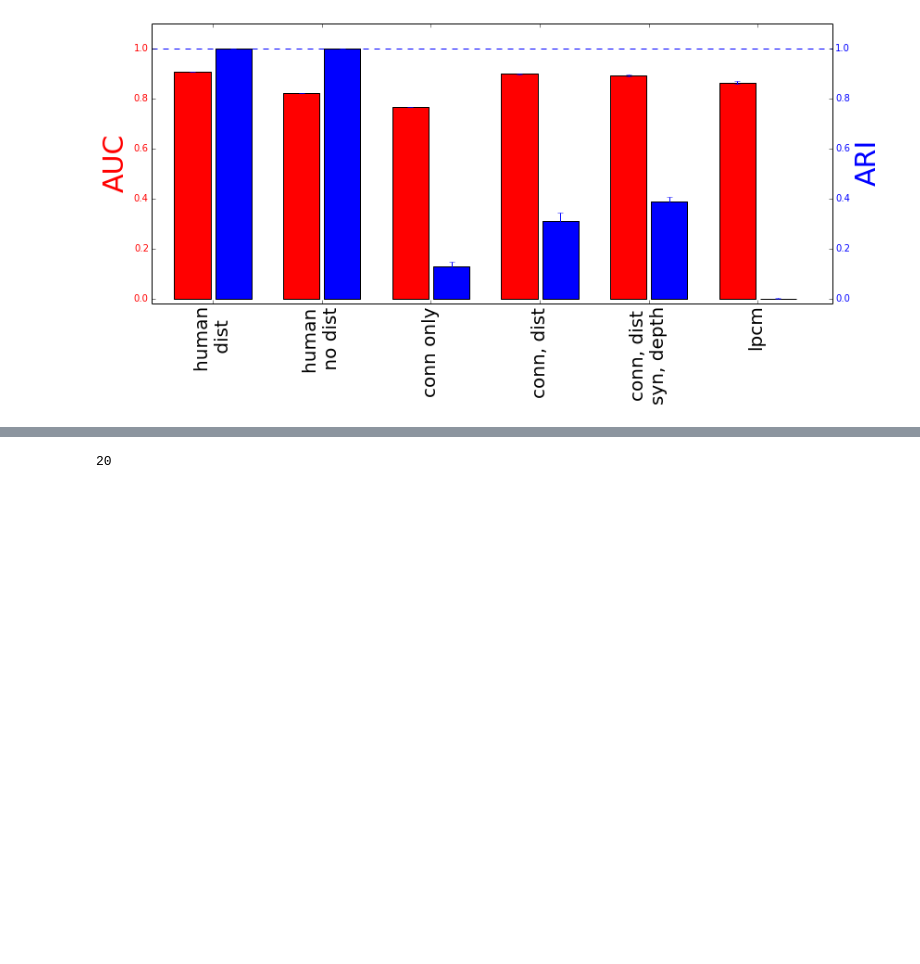
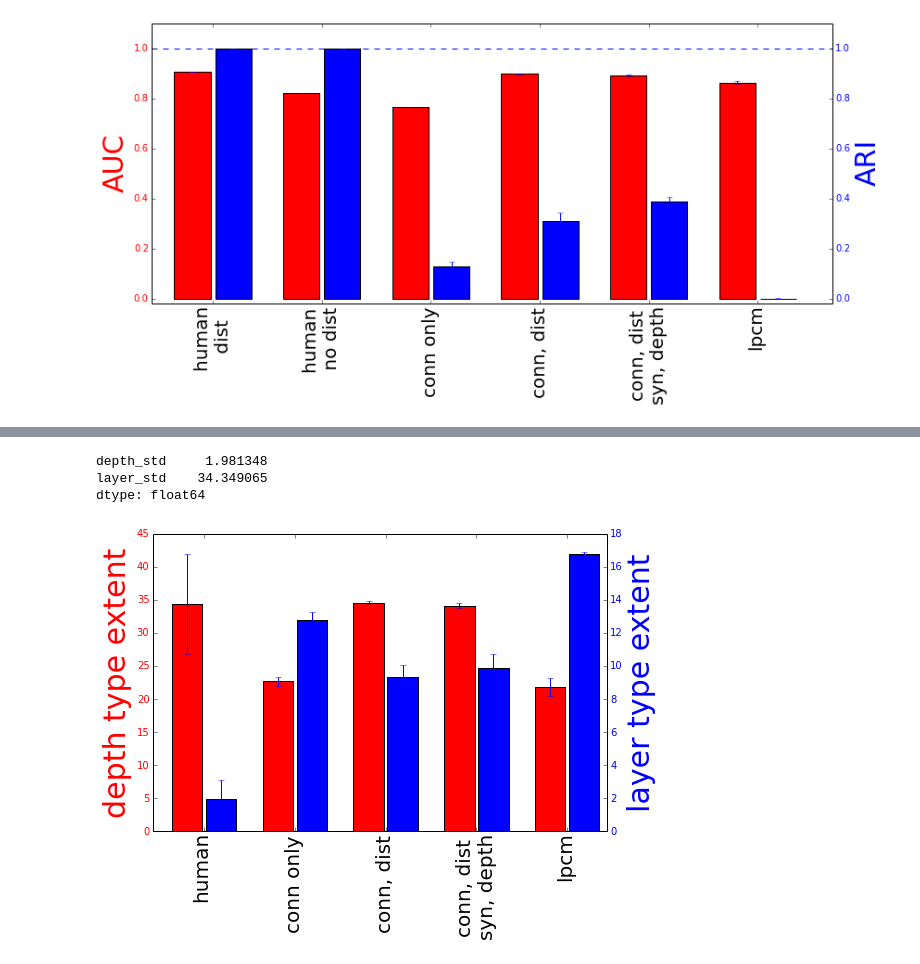
Before and after one commit to ericmjonas/connectodiscovery, a Jupyter notebook: compare all methods.ipynb, the cells around one changed output, grey strips where cells are left out. Saved outputs shown, nothing was run; the diff lists cells and outputs as text; code cells hidden in the pictures; blank space fills up the shorter version.

```diff
--- a/compare all methods.ipynb
+++ b/compare all methods.ipynb
@@ -47,3 +41,12 @@ print tgtdf.index[1]
+# %%
+# compute the variance and put it in a reasonable format
+def vars_xyz_to_std(v):
+    depth = np.mean(np.sqrt(v['x']))
+    layer = np.mean(np.sqrt(v['y'] + v['z']))
+    return pandas.Series({'depth_std': depth, 'layer_std' : layer})
+vars = tgtdf['vars'].apply(lambda x : vars_xyz_to_std(x))
+tgtdf['depth_std'] = vars['depth_std']
+tgtdf['layer_std'] = vars['layer_std']
 # %%
 # perform the join
 c = aucsdf.join(tgtdf)
@@ -210,7 +236,45 @@ c.head()
-# %%
-a = d_srm.reset_index()
-
-b = a[a['filename'] == 'data/retina.1.srm_clist_xsoma.3.0.xyz.0.2.data-fixed_20_100-anneal_slow_1000']
-print len(b)
-# %% [output]
-20
+# %%
+truth_space_var = df_vb_data['cells'].groupby('type_id').var()
+
+truth_space_depth_std = np.sqrt(truth_space_var['x'])
+truth_space_layer_std = np.sqrt(truth_space_var['y'] + truth_space_var['z'])
+truth_space_df = pandas.DataFrame({'layer_std' : truth_space_layer_std, 'depth_std' : truth_space_depth_std})
+print truth_space_df.mean()
+# %% [output]
+depth_std     1.981348
+layer_std    34.349065
+dtype: float64
+# %%
+data_sets = [truth_space_df, d_bb, d_ld,  d_srm, df_vb]
+dists  = np.array([(np.mean(x['layer_std']), np.std(x['layer_std'])) for x in data_sets])
+fig = pylab.figure(figsize=(8, 6))
+ax1 = fig.add_subplot(1, 1, 1)
+keys = ['human', 'conn only', 'conn, dist',  'conn, dist\nsyn, depth', 'lpcm', ]
+vals = dists[:, 0]
+vals_error = dists[:, 1]
+bar_space = 2.4
+bar_width = 0.8
+rects1 = ax1.bar(np.arange(len(keys))*bar_space + 0.5, vals, bar_width, color='r', yerr=vals_error)
+
+
+ax2 = ax1.twinx()
+dists  = np.array([(np.mean(x['depth_std']), np.std(x['depth_std'])) for x in data_sets])
+
+rects1 = ax2.bar(np.arange(len(keys))*bar_space + bar_width + 0.1  + 0.5, dists[:, 0], bar_width,  color='b', yerr=dists[:, 1])
+
+
+ax1.set_xticks(np.arange(len(keys)) * bar_space + bar_width + 0.55)
+ax1.set_xticklabels(keys, rotation=90, fontsize=20)
+#ax1.set_xlim(0, 10)
+
+ax2.set_ylabel('layer type extent', color='b', fontsize=30)
+for tl in ax2.get_yticklabels():
+    tl.set_color('b')
+
+ax1.set_ylabel('depth type extent', color='R', fontsize=30)
+for tl in ax1.get_yticklabels():
+    tl.set_color('r')
+fig.tight_layout()
+fig.savefig("allmethods.spatial.pdf")
+# %% [output]
+[figure, added]
```
Also changed, not shown: parts of 4 cells of this notebook, 8 other files.
